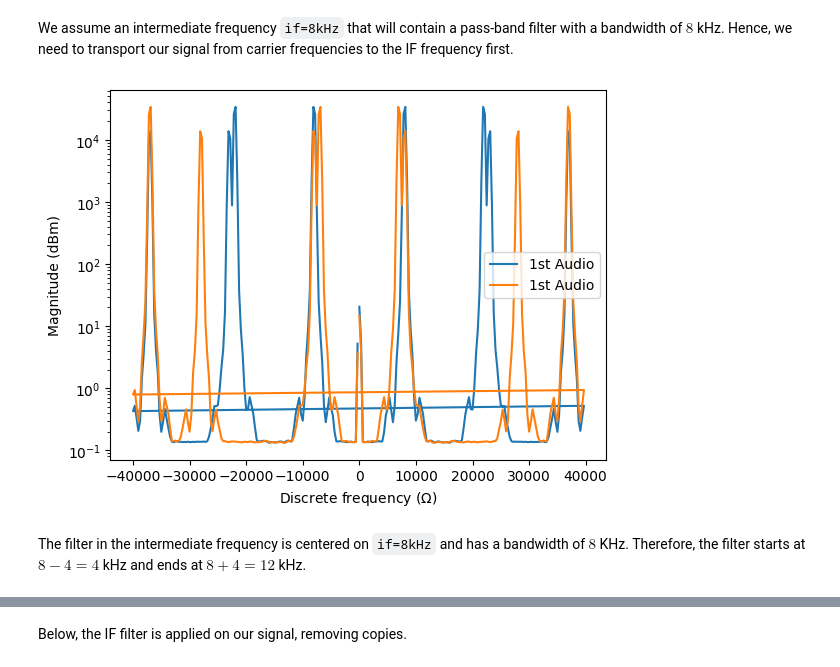
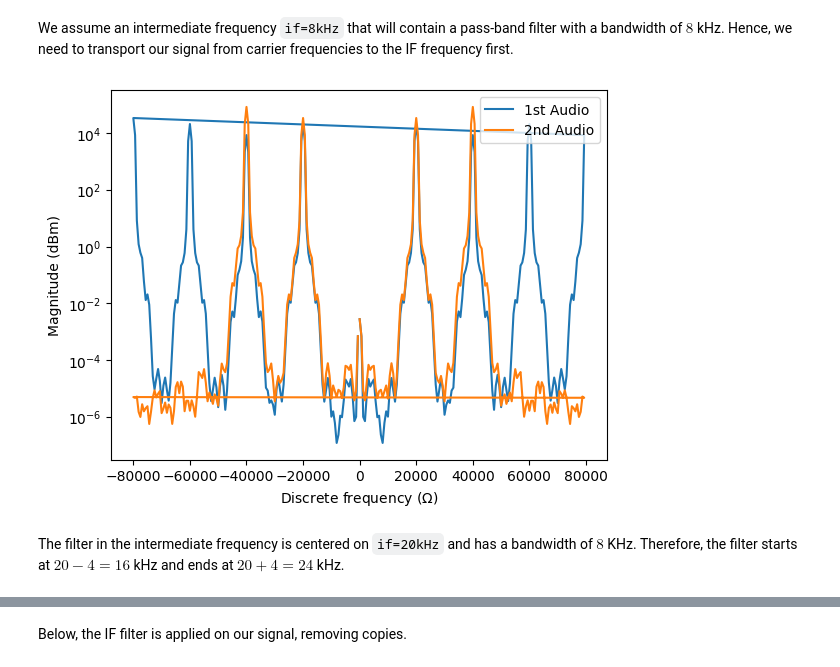
Before and after one commit to cleversonahum/digital_transmission_codes, a Jupyter notebook: codes/am-exercise-1.ipynb, the cells around one changed output, grey strips where cells are left out. Cells and saved outputs as stored; diff of their text form; code cells hidden in the pictures.

```diff
--- a/codes/am-exercise-1.ipynb
+++ b/codes/am-exercise-1.ipynb
@@ -125,7 +125,7 @@ plt.show()
 Now we apply our `upsample` function to the signal:
 # %%
 # Resampling signal
-U = 10 # Upsampling factor
+U = 20 # Upsampling factor
 Fs_tx = U*Fs1
 audio1_resampled_pre_filter = upsample_prefilter(audio1, U)
 audio2_resampled_pre_filter = upsample_prefilter(audio2, U)
@@ -286,11 +286,11 @@ plt.show()
 ## Creating the AM signal
 # %%
 # Multiplexing signals x1 and x2 into x considering carrier frequencies 610kHz and 620kHz, respectively
-carriers = np.array([15, 30]) * 1e3
+carriers = np.array([40, 60]) * 1e3
 h = 0.5
 n = np.arange(0, t, 1/Fs_tx)
 A1 = np.max(np.abs(audio1_resampled))/h
 A2 = np.max(np.abs(audio2_resampled))/h
 phase = np.pi
-x = (A1+audio1_resampled)*np.cos(2*np.pi*n*carriers[0]+phase)+(A2+audio2_resampled)*np.cos(2*np.pi*n*carriers[1]+phase)
+tx = (A1+audio1_resampled)*np.cos(2*np.pi*n*carriers[0]+phase)+(A2+audio2_resampled)*np.cos(2*np.pi*n*carriers[1]+phase)
 # %%
@@ -317,22 +307,23 @@ print(10*np.log10(power_x/noise_power))
 We assume an intermediate frequency `if=8kHz` that will contain a pass-band filter with a bandwidth of $8$ kHz. Hence, we need to transport our signal from carrier frequencies to the IF frequency first.
 # %%
 # Downconversion to the IF frequency
-if_c = 8e3
+rx = tx
+if_c = 20e3
 rif1 = rx*np.cos(2*np.pi*n*(carriers[0]-if_c)+phase)
-rif2 = rx*np.cos(2*np.pi*n*(carriers[1]-if_c)+phase)
+rif2 = rx*np.cos(2*np.pi*n*(carriers[1]+if_c)+phase)
 
 xf_rif1, yp_rif1 = signal.welch(rif1, Fs_tx, return_onesided=False)
 xf_rif2, yp_rif2 = signal.welch(rif2, Fs_tx, return_onesided=False)
 plt.figure()
 plt.semilogy(xf_rif1, yp_rif1, label="1st Audio")
-plt.semilogy(xf_rif2, yp_rif2, label="1st Audio")
+plt.semilogy(xf_rif2, yp_rif2, label="2nd Audio")
 plt.legend()
 plt.xlabel(r"Discrete frequency ($\Omega$)")
 plt.ylabel("Magnitude (dBm)")
 plt.show()
 # %% [output]
-[figure, old version]
+[figure, new version]
 # %% [markdown]
-The filter in the intermediate frequency is centered on `if=8kHz` and has a bandwidth of $8$ KHz. Therefore, the filter starts at $8-4=4$ kHz and ends at $8+4=12$ kHz.
+The filter in the intermediate frequency is centered on `if=20kHz` and has a bandwidth of $8$ KHz. Therefore, the filter starts at $20-4=16$ kHz and ends at $20+4=24$ kHz.
 # %%
 # Intermediate frequency (IF) filter
```
Also changed, not shown: parts of 25 cells of this notebook, 2 other files.
